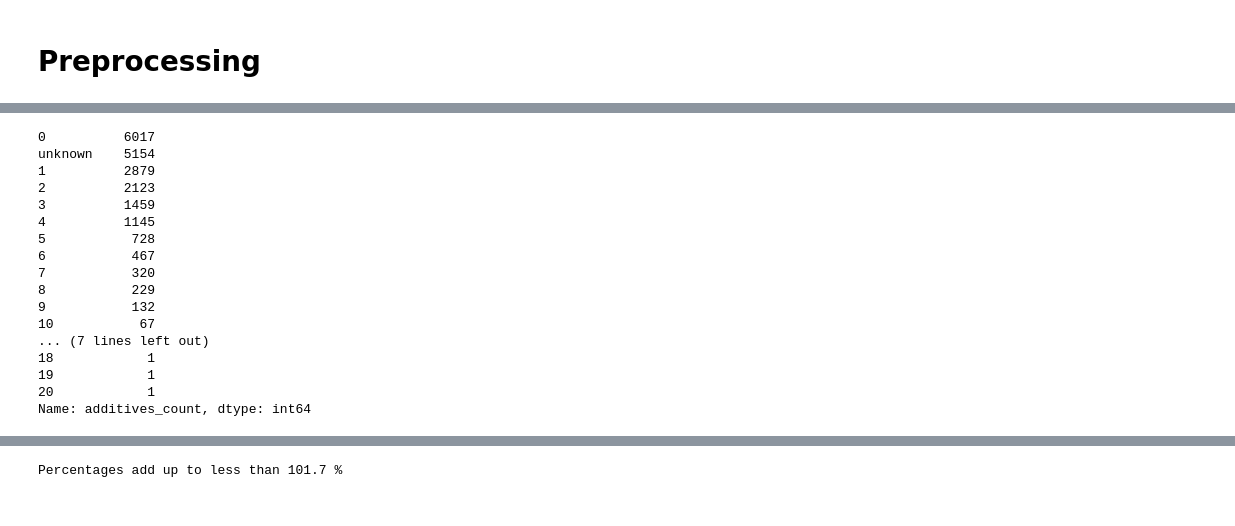
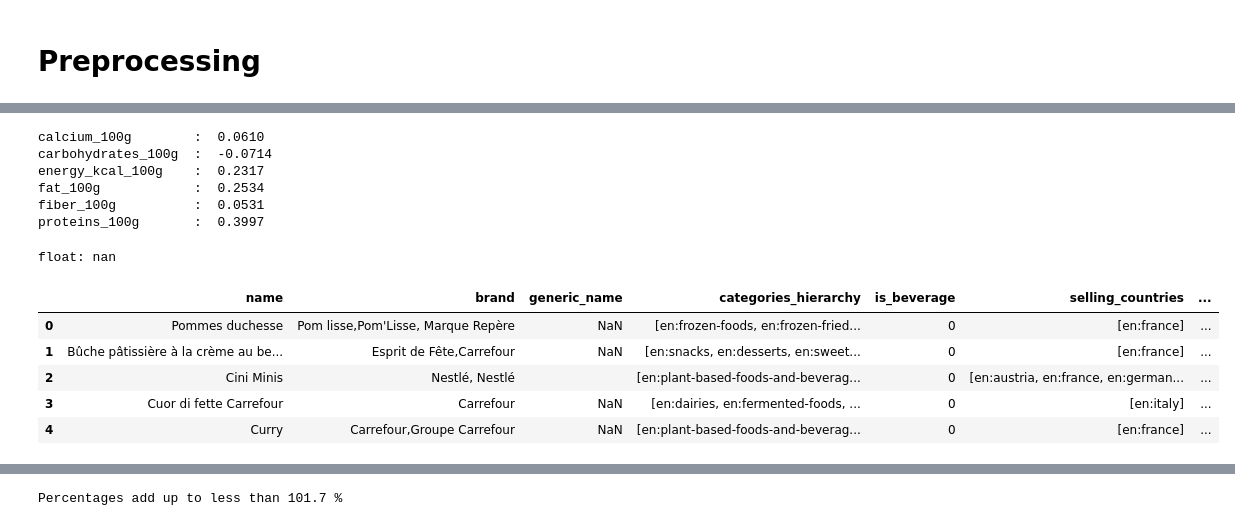
Before and after one commit to alfredoEP/RetoDanone, a Jupyter notebook: wb.ipynb, the cells around one changed output, grey strips where cells are left out. Cells and saved outputs as stored; diff of their text form; code cells hidden in the pictures.

```diff
--- a/wb.ipynb
+++ b/wb.ipynb
@@ -58,23 +42,22 @@ dft.replace(
     nan,
     inplace=True
 )
-# %%
-dft['additives_count'].value_counts()#.corr(dft['ecoscore_grade'])
-# %% [output]
-0          6017
-unknown    5154
-1          2879
-2          2123
-3          1459
-4          1145
-5           728
-6           467
-7           320
-8           229
-9           132
-10           67
-... (7 lines left out)
-18            1
-19            1
-20            1
-Name: additives_count, dtype: int64
+# %%
+dft['is_beverage'] = dft['is_beverage'].astype(int8)
+
+dft['additives_count'] = dft['additives_count'].astype(float)
+for i in ['calcium_100g','carbohydrates_100g','energy_kcal_100g','fat_100g','fiber_100g','proteins_100g','salt_100g','sodium_100g','sugars_100g']:
+    dft[i] = pd.to_numeric(dft[i])
+    dft[i] = dft[i].astype(float)
+# %%
+for i in ['calcium_100g','carbohydrates_100g','energy_kcal_100g','fat_100g','fiber_100g','proteins_100g','salt_100g','sodium_100g','sugars_100g']:
+    c = dft[i].corr(dft['ecoscore_grade'])
+    if abs(c) > 0.05:
+        print(f"{i:20}:  {c:.4f}")
+# %% [output]
+calcium_100g        :  0.0610
+carbohydrates_100g  :  -0.0714
+energy_kcal_100g    :  0.2317
+fat_100g            :  0.2534
+fiber_100g          :  0.0531
+proteins_100g       :  0.3997
@@ -80,0 +66,19 @@ Name: additives_count, dtype: int64
+# %%
+for i in u:
+    if type(i)==float:
+        print(f"float: {i}")
+        continue
+    # else:
+    #     for j in i:
+    #         print(j[:2])
+# %% [output]
+float: nan
+# %%
+dft.head()
+# %% [output]
+|  | name | brand | generic_name | categories_hierarchy | is_beverage | selling_countries | ... |
+| 0 | Pommes duchesse | Pom lisse,Pom'Lisse, Marque Repère | NaN | [en:frozen-foods, en:frozen-fried... | 0 | [en:france] | ... |
+| 1 | Bûche pâtissière à la crème au be... | Esprit de Fête,Carrefour | NaN | [en:snacks, en:desserts, en:sweet... | 0 | [en:france] | ... |
+| 2 | Cini Minis | Nestlé, Nestlé |  | [en:plant-based-foods-and-beverag... | 0 | [en:austria, en:france, en:german... | ... |
+| 3 | Cuor di fette Carrefour | Carrefour | NaN | [en:dairies, en:fermented-foods, ... | 0 | [en:italy] | ... |
+| 4 | Curry | Carrefour,Groupe Carrefour | NaN | [en:plant-based-foods-and-beverag... | 0 | [en:france] | ... |
```
Also changed, not shown: parts of 14 cells of this notebook.
